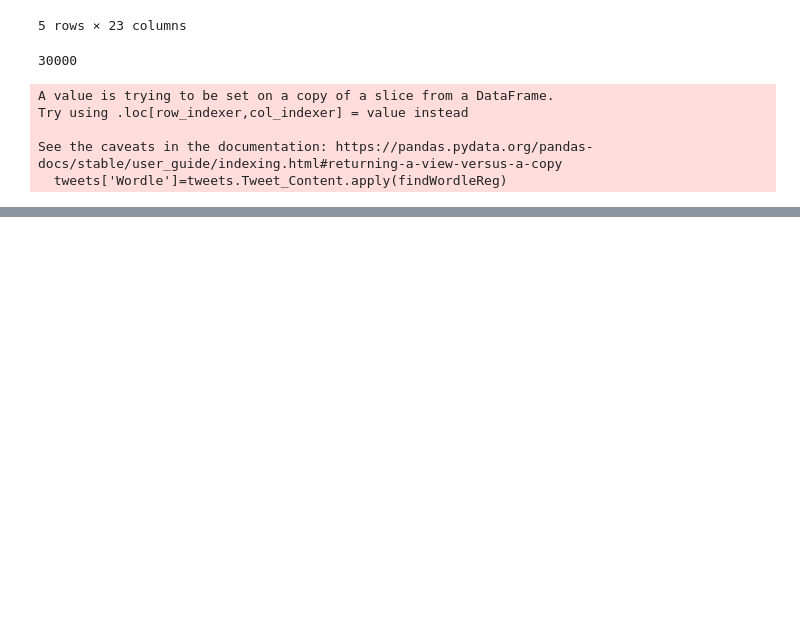
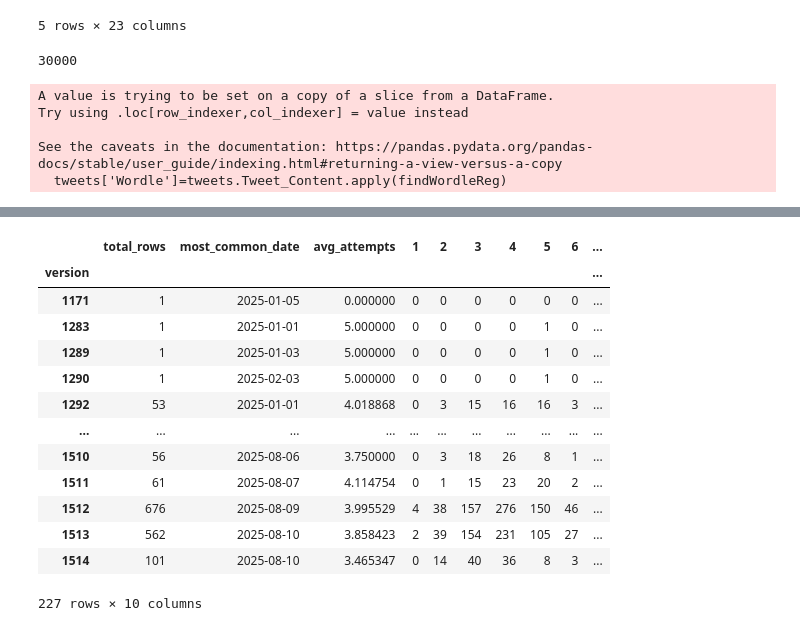
Before and after one commit to shashi3876/WordleDifficultyAnalysis, a Jupyter notebook: AnalyzeWordleUsingOctoparse.ipynb, the cells around one changed output, grey strips where cells are left out. Cells and saved outputs as stored; diff of their text form; code cells hidden in the pictures; blank space fills up the shorter version.

```diff
--- a/AnalyzeWordleUsingOctoparse.ipynb
+++ b/AnalyzeWordleUsingOctoparse.ipynb
@@ -93,0 +129,17 @@ dtype: int64
+# %%
+result
+# %% [output]
+|  | total_rows | most_common_date | avg_attempts | 1 | 2 | 3 | 4 | 5 | 6 | ... |
+| version |  |  |  |  |  |  |  |  |  | ... |
+| 1171 | 1 | 2025-01-05 | 0.000000 | 0 | 0 | 0 | 0 | 0 | 0 | ... |
+| 1283 | 1 | 2025-01-01 | 5.000000 | 0 | 0 | 0 | 0 | 1 | 0 | ... |
+| 1289 | 1 | 2025-01-03 | 5.000000 | 0 | 0 | 0 | 0 | 1 | 0 | ... |
+| 1290 | 1 | 2025-02-03 | 5.000000 | 0 | 0 | 0 | 0 | 1 | 0 | ... |
+| 1292 | 53 | 2025-01-01 | 4.018868 | 0 | 3 | 15 | 16 | 16 | 3 | ... |
+| ... | ... | ... | ... | ... | ... | ... | ... | ... | ... | ... |
+| 1510 | 56 | 2025-08-06 | 3.750000 | 0 | 3 | 18 | 26 | 8 | 1 | ... |
+| 1511 | 61 | 2025-08-07 | 4.114754 | 0 | 1 | 15 | 23 | 20 | 2 | ... |
+| 1512 | 676 | 2025-08-09 | 3.995529 | 4 | 38 | 157 | 276 | 150 | 46 | ... |
+| 1513 | 562 | 2025-08-10 | 3.858423 | 2 | 39 | 154 | 231 | 105 | 27 | ... |
+| 1514 | 101 | 2025-08-10 | 3.465347 | 0 | 14 | 40 | 36 | 8 | 3 | ... |
+227 rows × 10 columns
```
Also changed, not shown: parts of 8 cells of this notebook.
